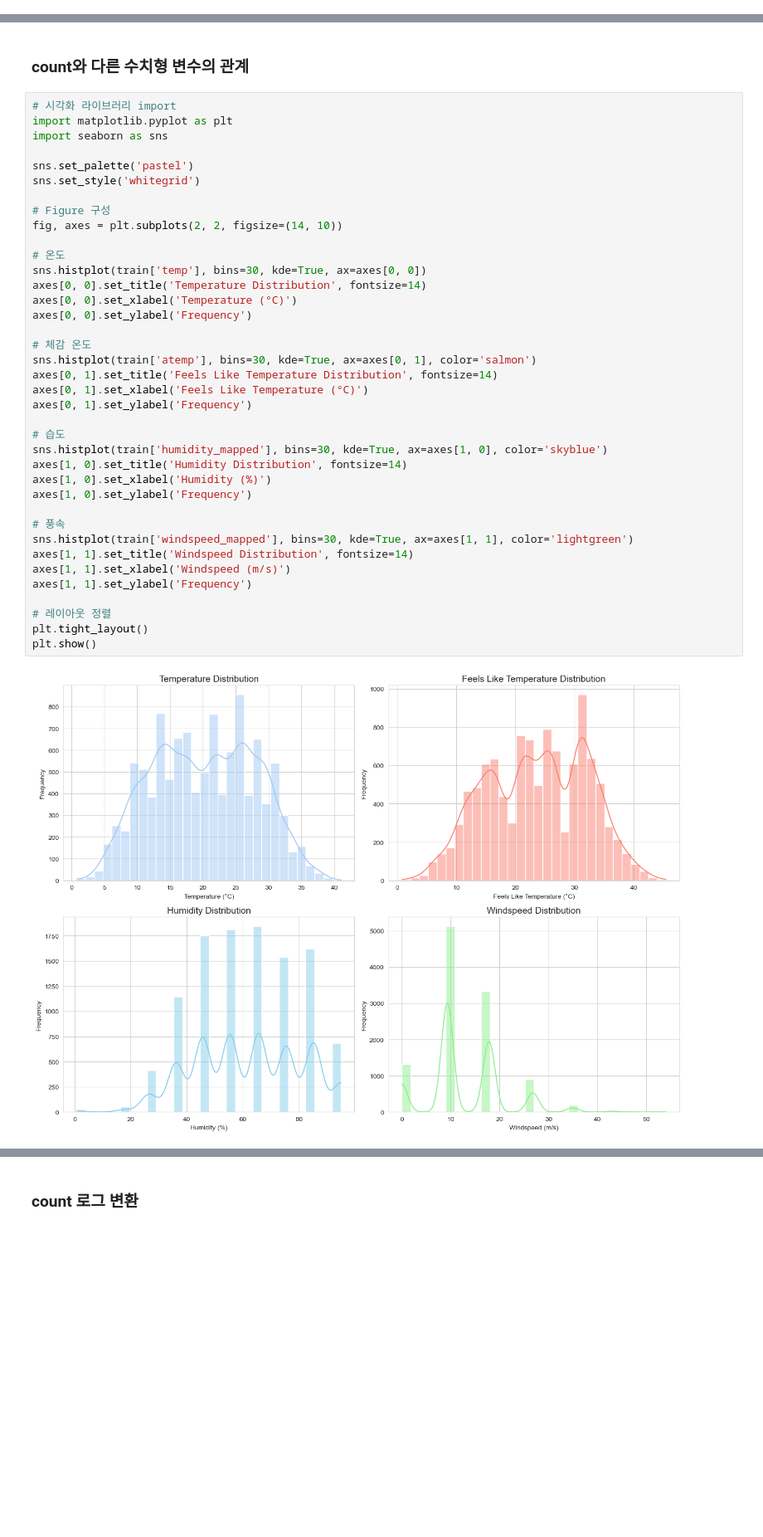
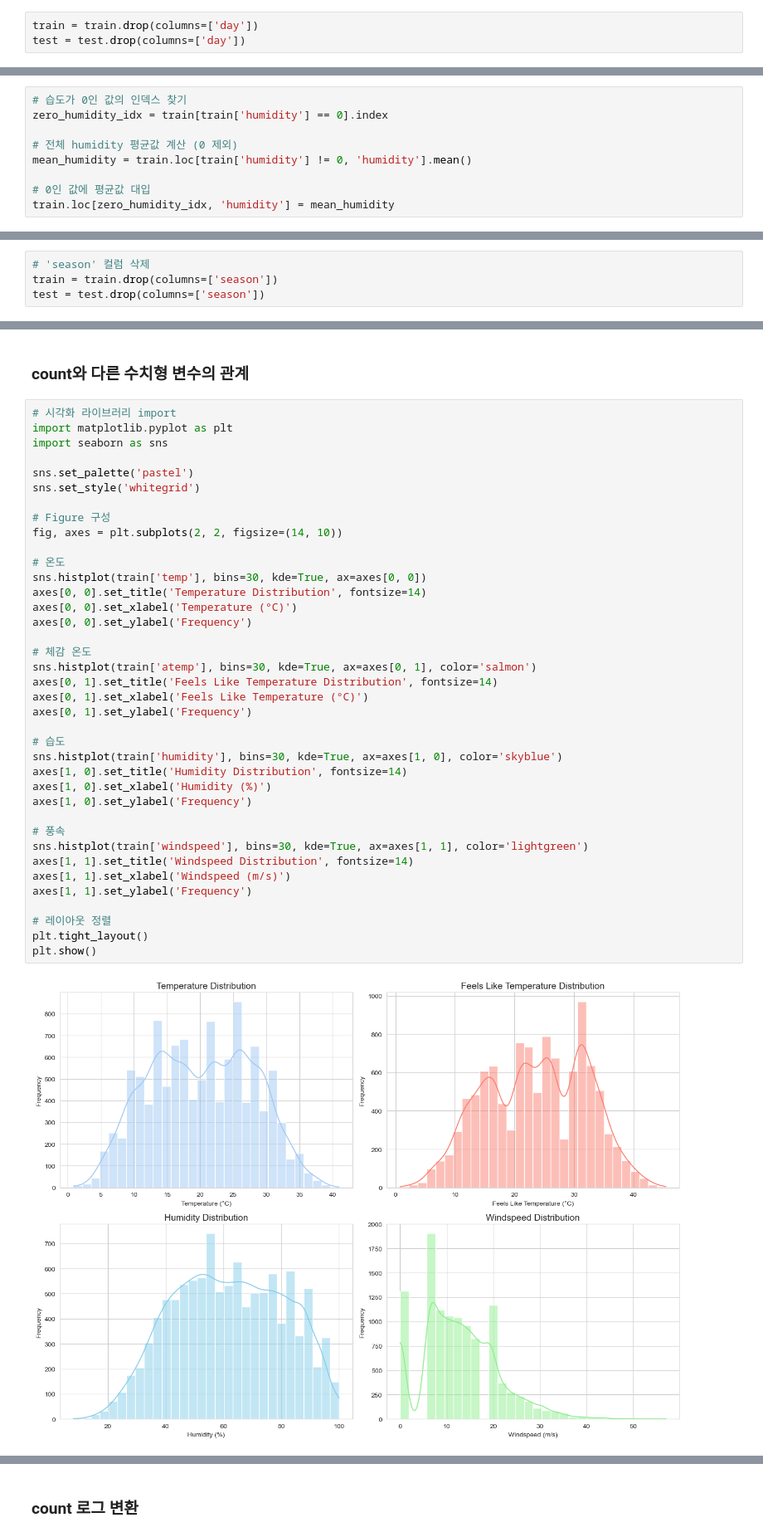
Before and after one commit to youice913/codeit-sprint-projects, a Jupyter notebook: sprint-missions/스프린트 미션 12/notebooks/Bike Sharing Demand Full Analysis & Modeling.ipynb, the cells around one changed output, grey strips where cells are left out. Shown at 83% size. Cells and saved outputs as stored; diff of their text form; blank space fills up the shorter version.

```diff
--- a/sprint-missions/스프린트 미션 12/notebooks/Bike Sharing Demand Full Analysis & Modeling.ipynb
+++ b/sprint-missions/스프린트 미션 12/notebooks/Bike Sharing Demand Full Analysis & Modeling.ipynb
@@ -86,0 +110,3 @@ for col in category_columns:
+# %%
+train = train.drop(columns=['day'])
+test = test.drop(columns=['day'])
@@ -304,0 +351,9 @@ for n in [4, 5, 6, 8, 10]:
+# %%
+# 습도가 0인 값의 인덱스 찾기
+zero_humidity_idx = train[train['humidity'] == 0].index
+
+# 전체 humidity 평균값 계산 (0 제외)
+mean_humidity = train.loc[train['humidity'] != 0, 'humidity'].mean()
+
+# 0인 값에 평균값 대입
+train.loc[zero_humidity_idx, 'humidity'] = mean_humidity
@@ -467,3 +518,7 @@ train/test 간 일관성 유지를 고려하여 원본 값을 그대로 유지
+# %%
+# 'season' 컬럼 삭제
+train = train.drop(columns=['season'])
+test = test.drop(columns=['season'])
 # %% [markdown]
 #### 상관관계 시각화
 # %%
@@ -514,36 +587,36 @@ sns.set_style('whitegrid')
 
 # Figure 구성
 fig, axes = plt.subplots(2, 2, figsize=(14, 10))
 
 # 온도
 sns.histplot(train['temp'], bins=30, kde=True, ax=axes[0, 0])
 axes[0, 0].set_title('Temperature Distribution', fontsize=14)
 axes[0, 0].set_xlabel('Temperature (°C)')
 axes[0, 0].set_ylabel('Frequency')
 
 # 체감 온도
 sns.histplot(train['atemp'], bins=30, kde=True, ax=axes[0, 1], color='salmon')
 axes[0, 1].set_title('Feels Like Temperature Distribution', fontsize=14)
 axes[0, 1].set_xlabel('Feels Like Temperature (°C)')
 axes[0, 1].set_ylabel('Frequency')
 
 # 습도
-sns.histplot(train['humidity_mapped'], bins=30, kde=True, ax=axes[1, 0], color='skyblue')
+sns.histplot(train['humidity'], bins=30, kde=True, ax=axes[1, 0], color='skyblue')
 axes[1, 0].set_title('Humidity Distribution', fontsize=14)
 axes[1, 0].set_xlabel('Humidity (%)')
 axes[1, 0].set_ylabel('Frequency')
 
 # 풍속
-sns.histplot(train['windspeed_mapped'], bins=30, kde=True, ax=axes[1, 1], color='lightgreen')
+sns.histplot(train['windspeed'], bins=30, kde=True, ax=axes[1, 1], color='lightgreen')
 axes[1, 1].set_title('Windspeed Distribution', fontsize=14)
 axes[1, 1].set_xlabel('Windspeed (m/s)')
 axes[1, 1].set_ylabel('Frequency')
 
 # 레이아웃 정렬
 plt.tight_layout()
 plt.show()
 # %% [output]
-[figure, old version]
+[figure, new version]
 # %%
 import matplotlib.pyplot as plt
 import seaborn as sns
```
Also changed, not shown: parts of 42 cells of this notebook, 11 other files.
